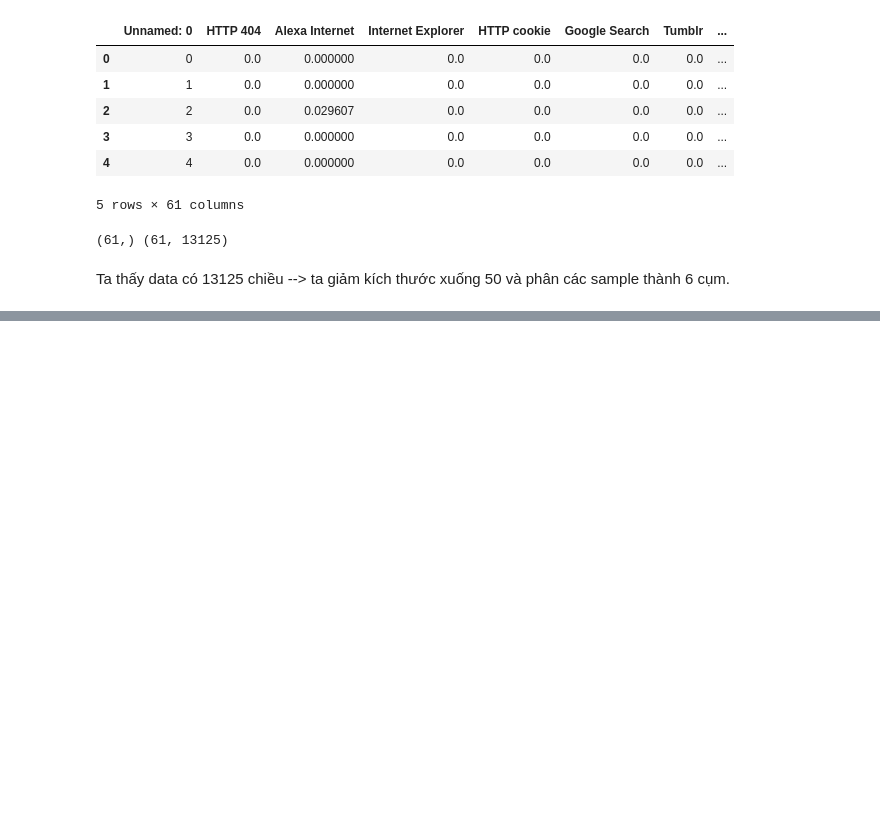
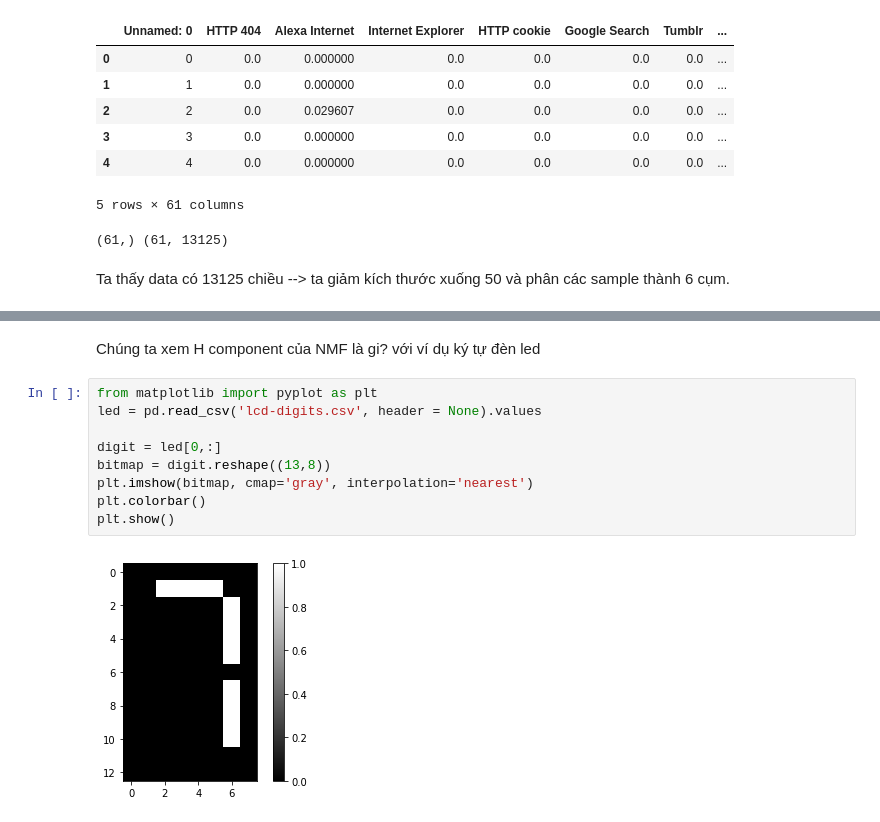
Before and after one commit to thien1892/Unsupervised_Learning, a Jupyter notebook: Decorrelating_your_data_and_dimension_reduction.ipynb, the cells around one changed output, grey strips where cells are left out. Saved outputs shown, nothing was run; the diff lists cells and outputs as text; blank space fills up the shorter version.

```diff
--- a/Decorrelating_your_data_and_dimension_reduction.ipynb
+++ b/Decorrelating_your_data_and_dimension_reduction.ipynb
@@ -195,0 +249,13 @@ print(df.sort_values('label'))
+# %% [markdown]
+Chúng ta xem H component của NMF là gi? với ví dụ ký tự đèn led
+# %%
+from matplotlib import pyplot as plt
+led = pd.read_csv('lcd-digits.csv', header = None).values
+
+digit = led[0,:]
+bitmap = digit.reshape((13,8))
+plt.imshow(bitmap, cmap='gray', interpolation='nearest')
+plt.colorbar()
+plt.show()
+# %% [output]
+[figure, added]
```
Also changed, not shown: parts of 12 cells of this notebook, 4 other files.
